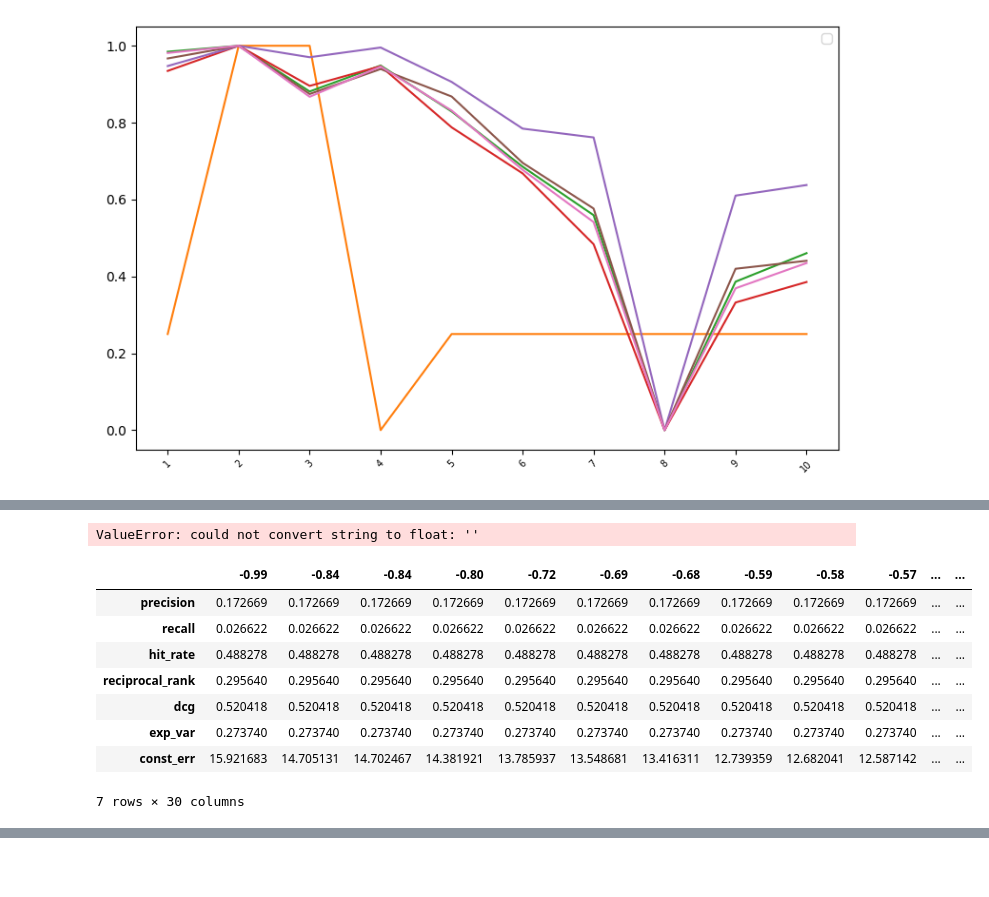
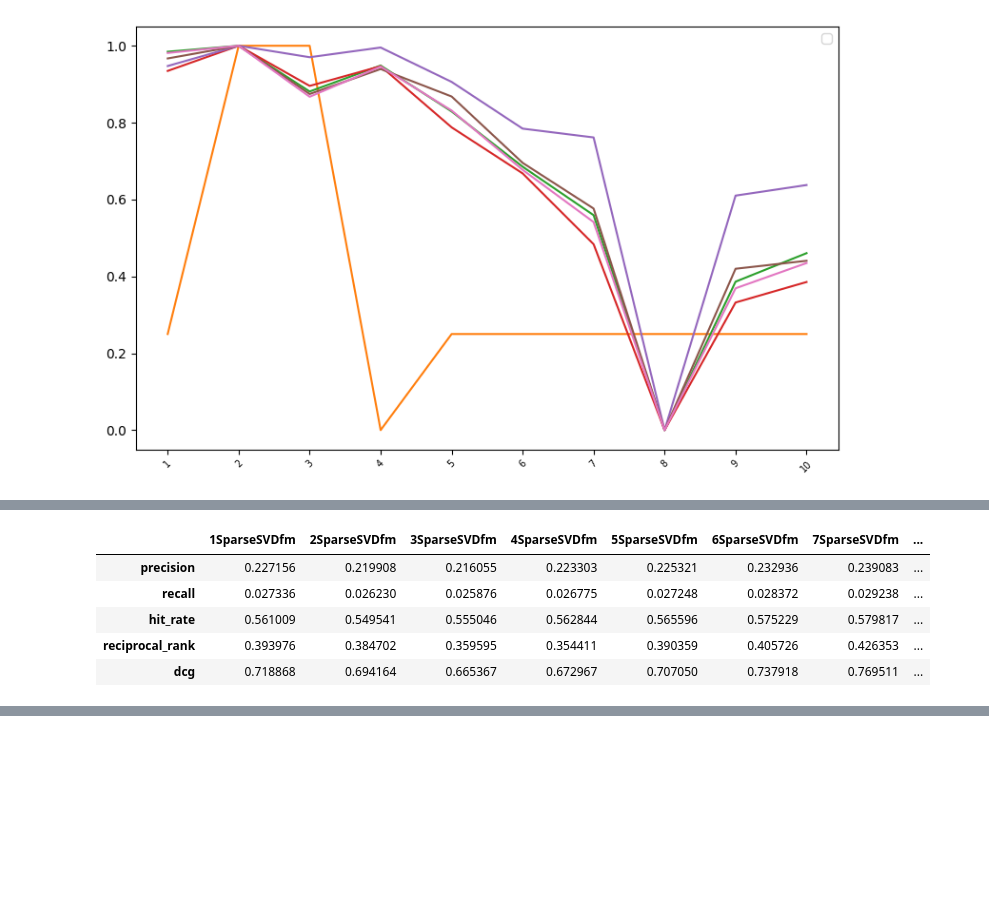
Before and after one commit to basill2001/SVD_FM, a Jupyter notebook: notes/result_checker.ipynb, the cells around one changed output, grey strips where cells are left out. Saved outputs shown, nothing was run; the diff lists cells and outputs as text; code cells hidden in the pictures; blank space fills up the shorter version.

```diff
--- a/notes/result_checker.ipynb
+++ b/notes/result_checker.ipynb
@@ -162,4 +162,4 @@ plt.show()
 # %%
 with open('../results/temp.pickle', mode='rb') as f:
-    neg = pickle.load(f)
-neg_df = pd.DataFrame(neg)
+    df = pickle.load(f)
+df = pd.DataFrame(df)
@@ -175,19 +166,13 @@ neg_df
 # %%
-sorted_num = sorted([float(col[:-12]) for col in neg_df.columns])
-sorted_col = [str(num) + 'nsoriginalfm' for num in sorted_num]
+sorted_num = sorted([int(col[:-11]) for col in df.columns])
+sorted_col = [str(num) + 'SparseSVDfm' for num in sorted_num]
-# %% [output]
-ValueError: could not convert string to float: ''
 # %%
-mean_neg_df = neg_df[sorted_col].map(lambda x: np.mean(x))
-mean_neg_df.columns = [col[:5] for col in mean_neg_df.columns]
-mean_neg_df
+mean_df = df[sorted_col].map(lambda x: np.mean(x))
+mean_df
 # %% [output]
-|  | -0.99 | -0.84 | -0.84 | -0.80 | -0.72 | -0.69 | -0.68 | -0.59 | -0.58 | -0.57 | ... | ... |
-| precision | 0.172669 | 0.172669 | 0.172669 | 0.172669 | 0.172669 | 0.172669 | 0.172669 | 0.172669 | 0.172669 | 0.172669 | ... | ... |
-| recall | 0.026622 | 0.026622 | 0.026622 | 0.026622 | 0.026622 | 0.026622 | 0.026622 | 0.026622 | 0.026622 | 0.026622 | ... | ... |
-| hit_rate | 0.488278 | 0.488278 | 0.488278 | 0.488278 | 0.488278 | 0.488278 | 0.488278 | 0.488278 | 0.488278 | 0.488278 | ... | ... |
-| reciprocal_rank | 0.295640 | 0.295640 | 0.295640 | 0.295640 | 0.295640 | 0.295640 | 0.295640 | 0.295640 | 0.295640 | 0.295640 | ... | ... |
-| dcg | 0.520418 | 0.520418 | 0.520418 | 0.520418 | 0.520418 | 0.520418 | 0.520418 | 0.520418 | 0.520418 | 0.520418 | ... | ... |
-| exp_var | 0.273740 | 0.273740 | 0.273740 | 0.273740 | 0.273740 | 0.273740 | 0.273740 | 0.273740 | 0.273740 | 0.273740 | ... | ... |
-| const_err | 15.921683 | 14.705131 | 14.702467 | 14.381921 | 13.785937 | 13.548681 | 13.416311 | 12.739359 | 12.682041 | 12.587142 | ... | ... |
+|  | 1SparseSVDfm | 2SparseSVDfm | 3SparseSVDfm | 4SparseSVDfm | 5SparseSVDfm | 6SparseSVDfm | 7SparseSVDfm | ... |
+| precision | 0.227156 | 0.219908 | 0.216055 | 0.223303 | 0.225321 | 0.232936 | 0.239083 | ... |
+| recall | 0.027336 | 0.026230 | 0.025876 | 0.026775 | 0.027248 | 0.028372 | 0.029238 | ... |
+| hit_rate | 0.561009 | 0.549541 | 0.555046 | 0.562844 | 0.565596 | 0.575229 | 0.579817 | ... |
+| reciprocal_rank | 0.393976 | 0.384702 | 0.359595 | 0.354411 | 0.390359 | 0.405726 | 0.426353 | ... |
+| dcg | 0.718868 | 0.694164 | 0.665367 | 0.672967 | 0.707050 | 0.737918 | 0.769511 | ... |
-7 rows × 30 columns
```
Also changed, not shown: parts of 9 cells of this notebook, 11 other files.
